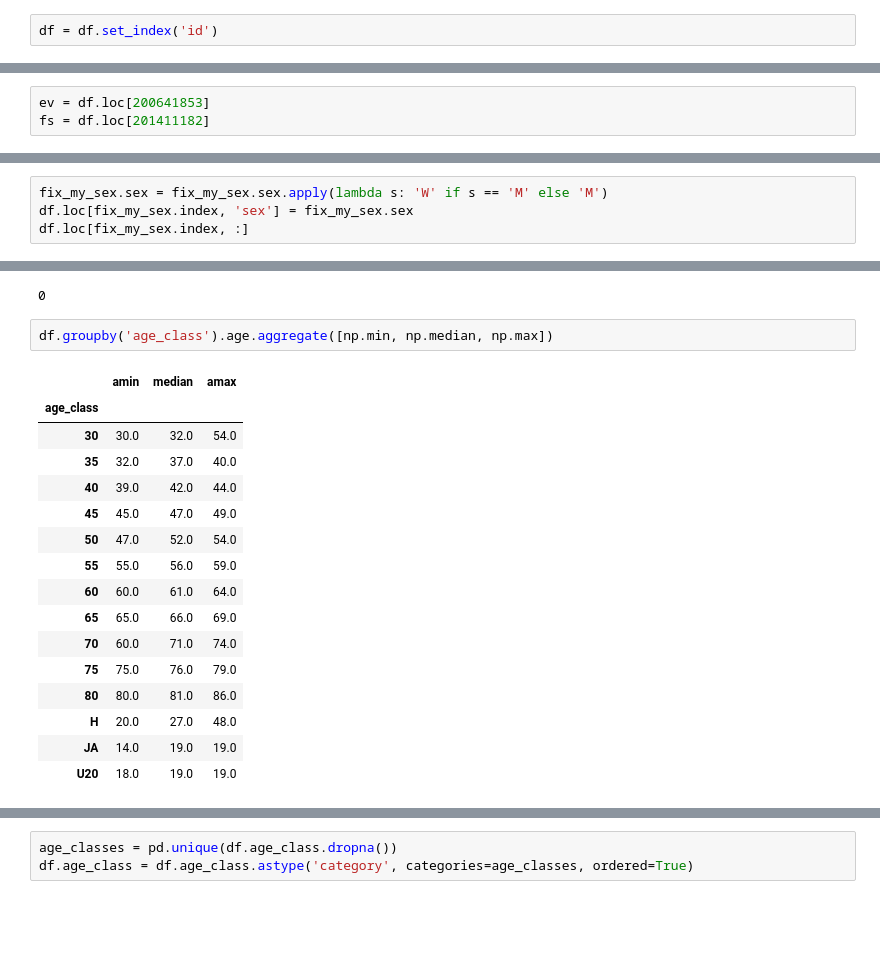
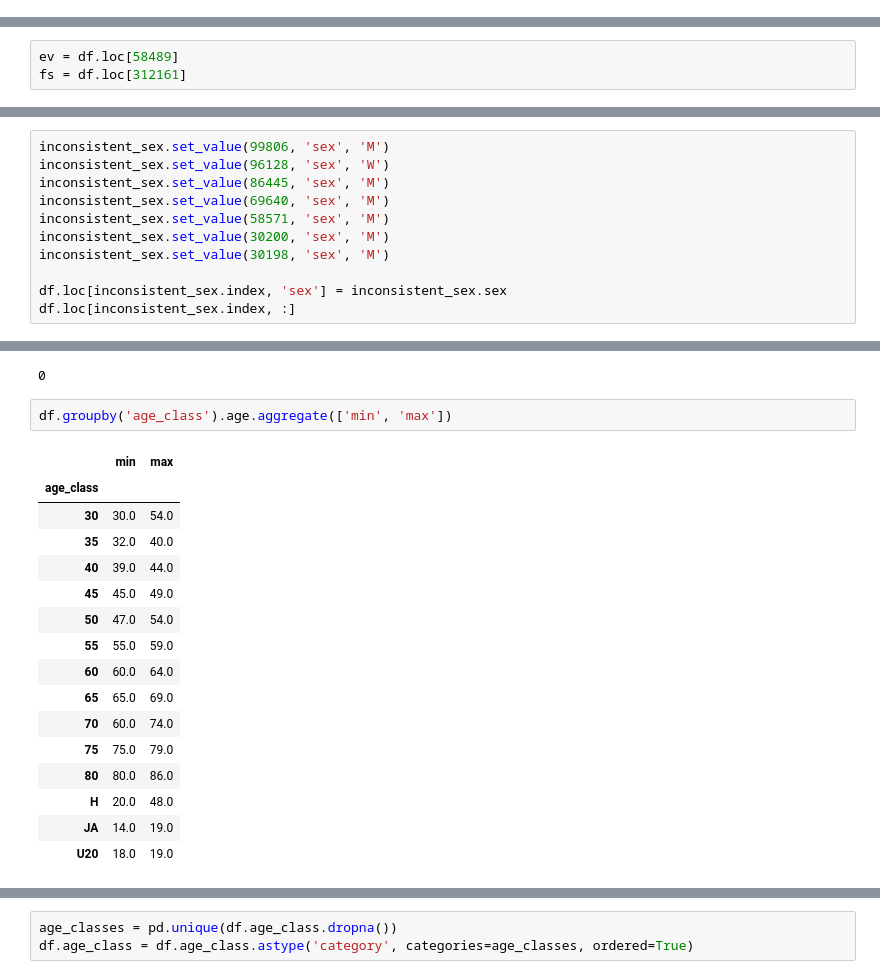
Before and after one commit to stappit/berlin-marathon, a Jupyter notebook: notebooks/clean.ipynb, the cells around one changed output, grey strips where cells are left out. Cells and saved outputs as stored; diff of their text form; blank space fills up the shorter version.

```diff
--- a/notebooks/clean.ipynb
+++ b/notebooks/clean.ipynb
@@ -186,5 +170,3 @@ len(id_problems)
-# %%
-df = df.set_index('id')
 # %% [markdown]
 ## Place
 # %%
@@ -289,4 +252,4 @@ times
 # %%
-ev = df.loc[200641853]
-fs = df.loc[201411182]
+ev = df.loc[58489]
+fs = df.loc[312161]
 # %%
@@ -610,4 +517,0 @@ fix_my_sex
-# %%
-fix_my_sex.sex = fix_my_sex.sex.apply(lambda s: 'W' if s == 'M' else 'M')
-df.loc[fix_my_sex.index, 'sex'] = fix_my_sex.sex
-df.loc[fix_my_sex.index, :]
@@ -628,0 +518,11 @@ See the caveats in the documentation: http://pandas.pydata.org/pandas-docs/stabl
+# %%
+inconsistent_sex.set_value(99806, 'sex', 'M')
+inconsistent_sex.set_value(96128, 'sex', 'W')
+inconsistent_sex.set_value(86445, 'sex', 'M')
+inconsistent_sex.set_value(69640, 'sex', 'M')
+inconsistent_sex.set_value(58571, 'sex', 'M')
+inconsistent_sex.set_value(30200, 'sex', 'M')
+inconsistent_sex.set_value(30198, 'sex', 'M')
+
+df.loc[inconsistent_sex.index, 'sex'] = inconsistent_sex.sex
+df.loc[inconsistent_sex.index, :]
@@ -674,24 +574,24 @@ len(df[df.age_class == ""])
 # %% [output]
 0
 # %%
-df.groupby('age_class').age.aggregate([np.min, np.median, np.max])
+df.groupby('age_class').age.aggregate(['min', 'max'])
 # %% [output]
-|  | amin | median | amax |
-| age_class |  |  |  |
-| 30 | 30.0 | 32.0 | 54.0 |
-| 35 | 32.0 | 37.0 | 40.0 |
-| 40 | 39.0 | 42.0 | 44.0 |
-| 45 | 45.0 | 47.0 | 49.0 |
-| 50 | 47.0 | 52.0 | 54.0 |
-| 55 | 55.0 | 56.0 | 59.0 |
-| 60 | 60.0 | 61.0 | 64.0 |
-| 65 | 65.0 | 66.0 | 69.0 |
-| 70 | 60.0 | 71.0 | 74.0 |
-| 75 | 75.0 | 76.0 | 79.0 |
-| 80 | 80.0 | 81.0 | 86.0 |
-| H | 20.0 | 27.0 | 48.0 |
-| JA | 14.0 | 19.0 | 19.0 |
-| U20 | 18.0 | 19.0 | 19.0 |
+|  | min | max |
+| age_class |  |  |
+| 30 | 30.0 | 54.0 |
+| 35 | 32.0 | 40.0 |
+| 40 | 39.0 | 44.0 |
+| 45 | 45.0 | 49.0 |
+| 50 | 47.0 | 54.0 |
+| 55 | 55.0 | 59.0 |
+| 60 | 60.0 | 64.0 |
+| 65 | 65.0 | 69.0 |
+| 70 | 60.0 | 74.0 |
+| 75 | 75.0 | 79.0 |
+| 80 | 80.0 | 86.0 |
+| H | 20.0 | 48.0 |
+| JA | 14.0 | 19.0 |
+| U20 | 18.0 | 19.0 |
 # %%
 df[(df.age_class == '30') & (df.age >= 35)]
 # %% [output]
```
Also changed, not shown: parts of 56 cells of this notebook.
